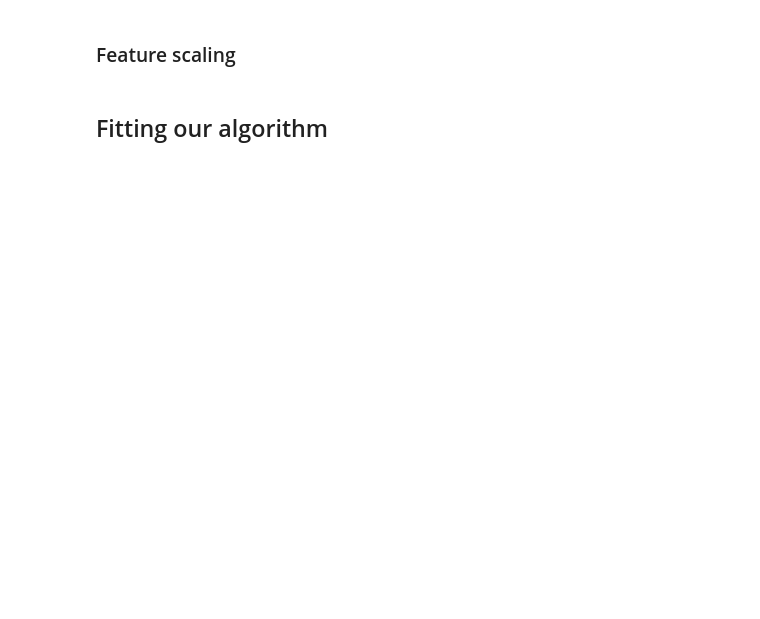
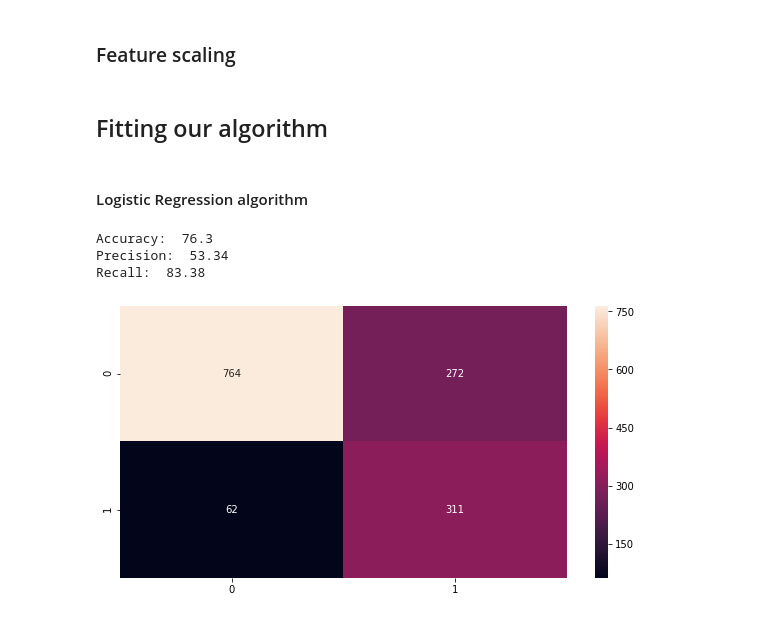
Before and after one commit to shambekela/Churn-Prediction, a Jupyter notebook: Churn-Prediction.ipynb, the cells around one changed output. Cells and saved outputs as stored; diff of their text form; code cells hidden in the pictures; blank space fills up the shorter version.

Commit message:
Model evaluation

```diff
--- a/Churn-Prediction.ipynb
+++ b/Churn-Prediction.ipynb
@@ -536,9 +572,30 @@ X_train, X_test, y_train, y_test = train_test_split(X, y, test_size=0.2, random_
+# %%
+X_train, y_train = sm.fit_sample(X_train, y_train)
 # %% [markdown]
 ### Feature scaling
 # %%
 # create an instance of our scaler and scale our features dataset
-scaler = StandardScaler() # try our RobustScaler also
-X_train = scaler.fit_transform(X_train)
-X_test = scaler.fit_transform(X_test)
+#scaler = RobustScaler() # try our RobustScaler also
+#X_train = scaler.fit_transform(X_train)
+#X_test = scaler.fit_transform(X_test)
 # %% [markdown]
 ## Fitting our algorithm
+# %%
+def fit_ml_algo(algorithm, X_train, y_train, X_test, y_test):
+    # first setup the algorithm
+    model = algorithm.fit(X_train, y_train)
+    y_pred = model.predict(X_test)
+
+    # measure precision and recall
+    precision = precision_score(y_test, y_pred)
+    recall = recall_score(y_test, y_pred)
+    accuracy = accuracy_score(y_test, y_pred)
+    conf_matrix = confusion_matrix(y_test, y_pred)
+
+    # predict the probability
+    y_prob = model.predict_proba(X_test)[:,1]
+
+    # roc curve
+    fpr, tpr, threshold = roc_curve(y_test, y_prob)
+
+    return accuracy, precision, recall, conf_matrix, fpr, tpr
@@ -544,0 +610,19 @@ X_test = scaler.fit_transform(X_test)
+# %% [markdown]
+#### Logistic Regression algorithm
+# %%
+accuracy, precision, recall, conf_matrix, fpr, tpr = fit_ml_algo(LogisticRegression(), X_train, y_train, X_test, y_test)
+print('Accuracy: ', round(accuracy * 100, 2))
+print('Precision: ', round(precision * 100, 2))
+print('Recall: ', round(recall * 100, 2))
+# %% [output]
+Accuracy:  76.3
+Precision:  53.34
+Recall:  83.38
+# %%
+fig = plt.figure(figsize=(10, 5))
+ax = sns.heatmap(conf_matrix, annot=True, fmt='g') #notation: "annot" not "annote"
+bottom, top = ax.get_ylim()
+ax.set_ylim(bottom + 0.5, top - 0.5)
+plt.show()
+# %% [output]
+[figure, added]
```
Also changed, not shown: parts of 20 cells of this notebook.
